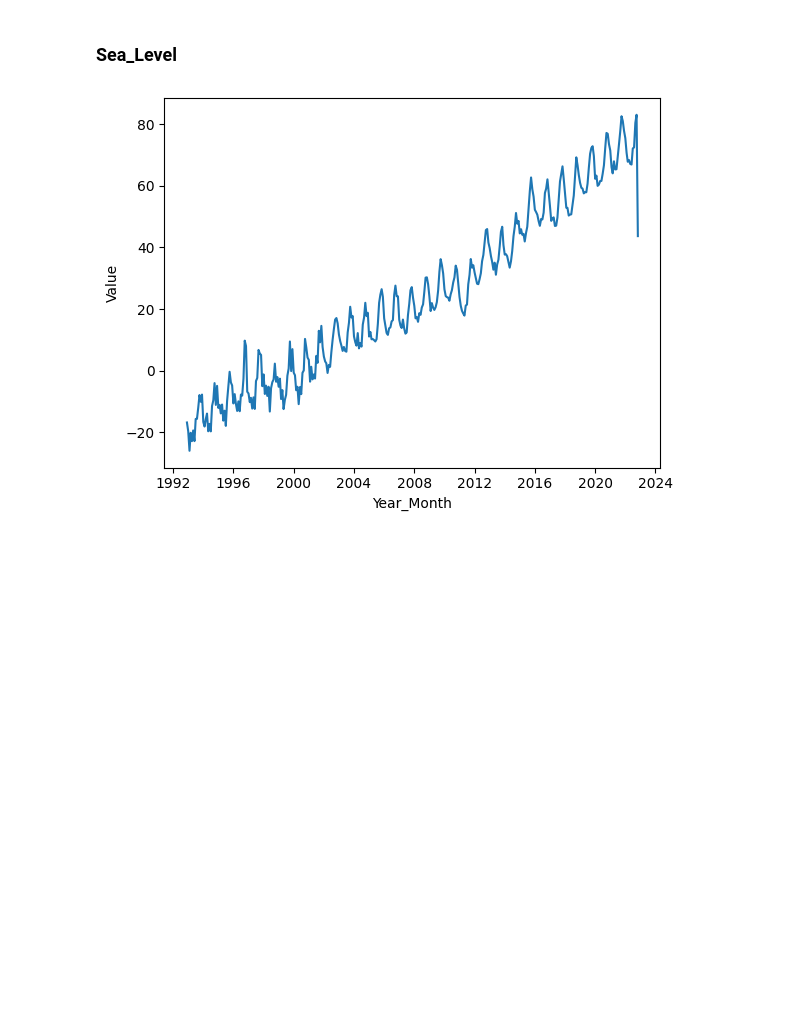
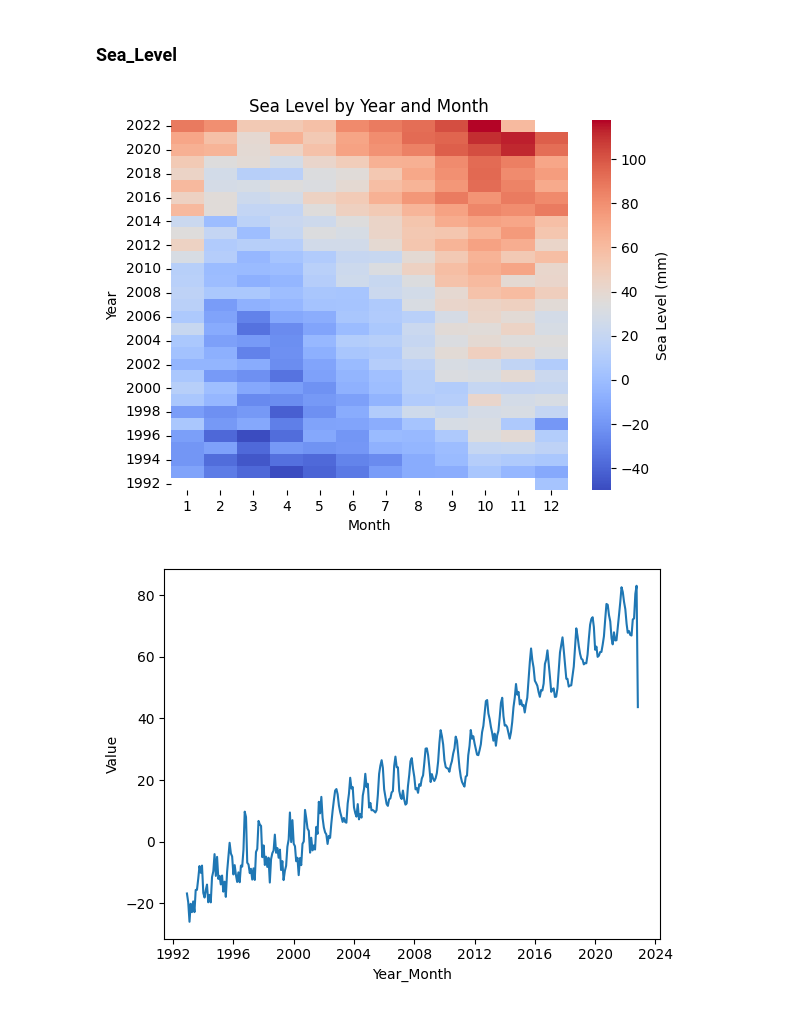
Before and after one commit to daphneyyy/COGS108_FinalProject, a Jupyter notebook: EDACheckpointGroup_Sp23_Project_Group_12.ipynb, the cells around one changed output. Drawn from its saved outputs; the diff is of its cells as text; code cells hidden in the pictures; blank space fills up the shorter version.

Commit message:
added sea level heatmap

```diff
--- a/EDACheckpointGroup_Sp23_Project_Group_12.ipynb
+++ b/EDACheckpointGroup_Sp23_Project_Group_12.ipynb
@@ -352,6 +352,13 @@ plt.show()
 [figure]
 # %% [markdown]
 ### Sea_Level
+# %%
+heatmap_data = merged_df.pivot_table(values='Sea_Level', index='Year', columns='Month').sort_index(ascending=False)
+sns.heatmap(data=heatmap_data, cmap='coolwarm', cbar_kws={'label': 'Sea Level (mm)'})
+plt.title('Sea Level by Year and Month')
+plt.show()
+# %% [output]
+[figure, added]
 # %%
 sea_level_cleaned['Year_Month'] = pd.to_datetime(sea_level_cleaned['Year'].astype(str) + '-' + sea_level_cleaned['Month'].astype(str))
 sea_level_world = sea_level_cleaned[sea_level_cleaned['Measure'] == 'World']
```
